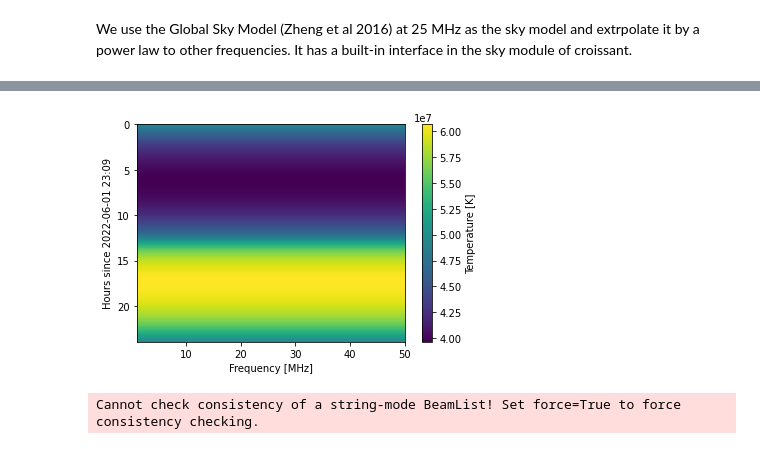
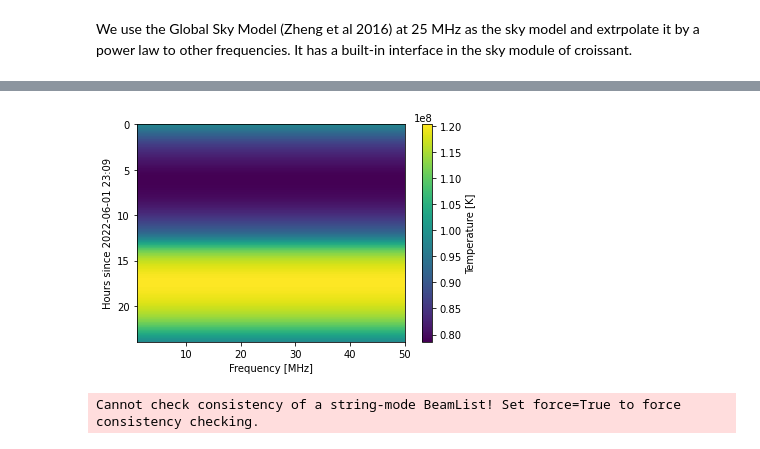
Before and after one commit to christianhbye/croissant, a Jupyter notebook: notebooks/hera_sim_test.ipynb, the cells around one changed output, grey strips where cells are left out. Cells and saved outputs as stored; diff of their text form; code cells hidden in the pictures.

```diff
--- a/notebooks/hera_sim_test.ipynb
+++ b/notebooks/hera_sim_test.ipynb
@@ -54,8 +67,9 @@ sim = cro.simulator.Simulator(
 # %%
 sim.run(dpss=False)
+sim.waterfall *= sim.beam.total_power / (sim.beam.compute_total_power())  # account for horizon cutoff...
 sim.plot(power=2.5)
 # %% [output]
-[figure, old version]
+[figure, new version]
 # %%
 from pyuvsim import simsetup
 t_arr = sim.t_start + sim.dt * seconds
```
Also changed, not shown: parts of 16 cells of this notebook.
